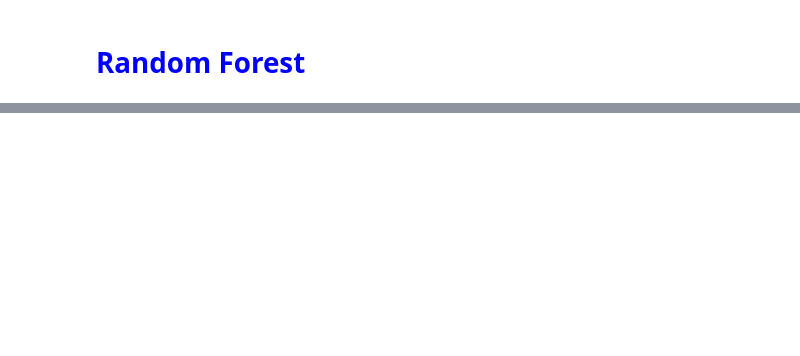
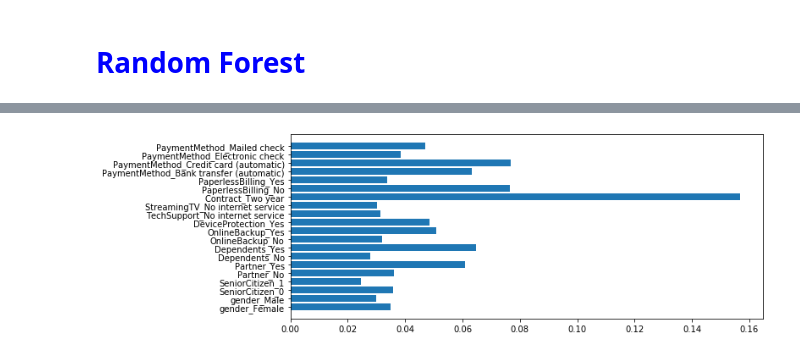
Before and after one commit to HarishPatlolla/Churn-Analysis-using--Logistic-Regression-Decision-Tree-Bagging-Random-Forest-Boosting, a Jupyter notebook: Churn_modelling_github.ipynb, the cells around one changed output, grey strips where cells are left out. Cells and saved outputs as stored; diff of their text form; code cells hidden in the pictures; blank space fills up the shorter version.

```diff
--- a/Churn_modelling_github.ipynb
+++ b/Churn_modelling_github.ipynb
@@ -430,3 +495,10 @@ Accuracy of random forest classifier on test set: 0.80
+# %%
+
+plt.figure(figsize=(10,4))
+plt.barh(list(X_train.columns), rfc.feature_importances_)
+plt.show()
+# %% [output]
+[figure, added]
 # %%
 from sklearn.model_selection import cross_val_score
 from sklearn.metrics import classification_report, confusion_matrix
```
Also changed, not shown: parts of 19 cells of this notebook.
